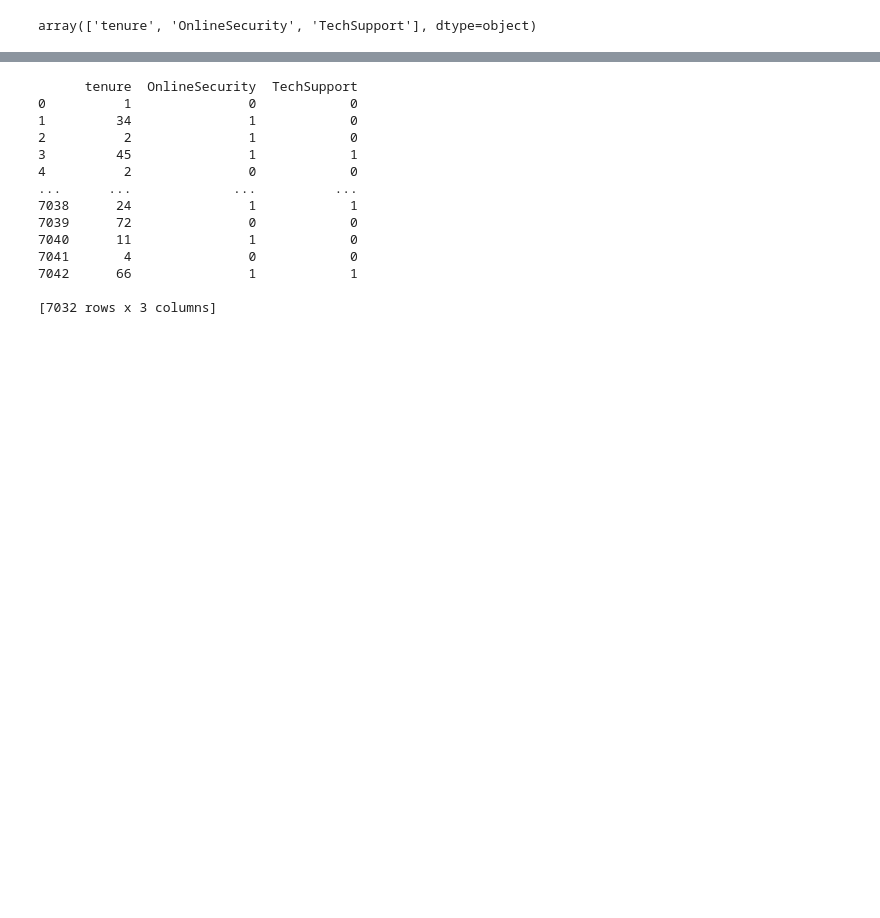
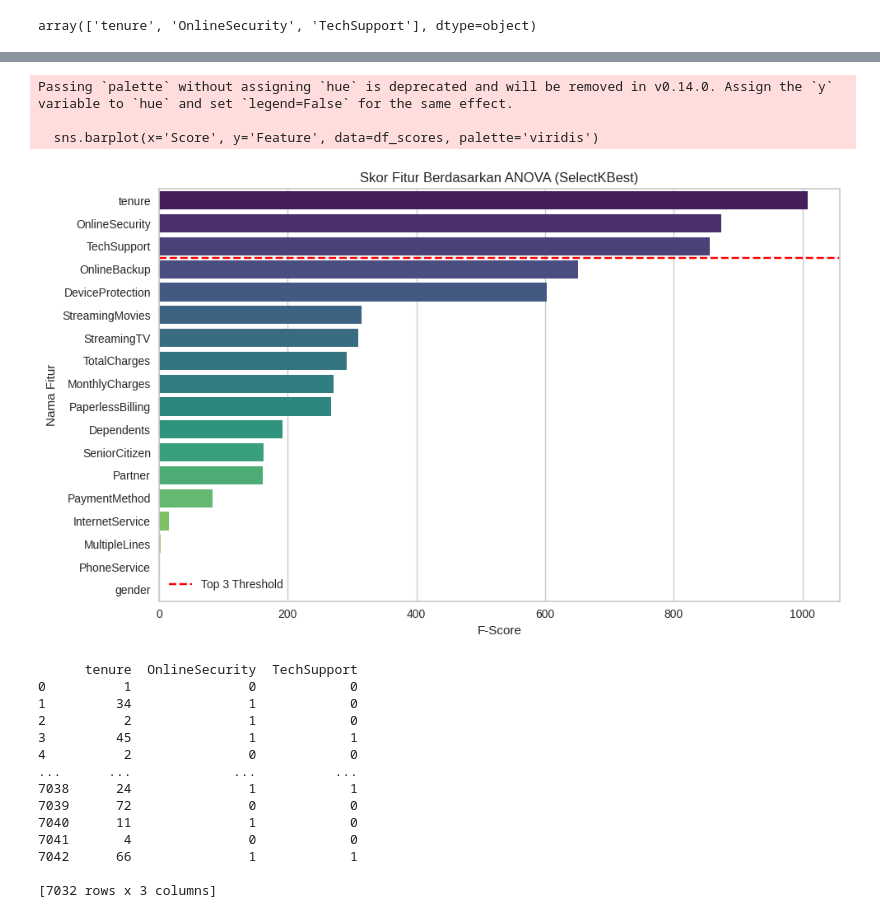
Before and after one commit to dzulfiqar03/DataMining_ChurnAnalysis-TelecomunicationCompany, a Jupyter notebook: TUBES_Penambangan_Data.ipynb, the cells around one changed output, grey strips where cells are left out. Drawn from its saved outputs; the diff is of its cells as text; code cells hidden in the pictures; blank space fills up the shorter version.

Commit message:
Dashboard Intelligence Churn Prediction

```diff
--- a/TUBES_Penambangan_Data.ipynb
+++ b/TUBES_Penambangan_Data.ipynb
@@ -548,3 +629,47 @@ plt.show()
+# %%
+import matplotlib.pyplot as plt
+import seaborn as sns
+import pandas as pd
+
+def visualisasi_feature_scores():
+    # 1. Ambil fitur dan target (sama seperti di fungsi reduksi kamu)
+    x = df_Logistic.drop(columns=['Churn', 'customerID', 'Contract'])
+    y = df_Logistic['Churn']
+    x = x.loc[:, x.nunique() > 1]
+
+    # 2. Jalankan SelectKBest
+    selector = SelectKBest(score_func=f_classif, k=3)
+    selector.fit(x, y)
+
+    # 3. Ambil skor tiap fitur
+    df_scores = pd.DataFrame({
+        'Feature': x.columns,
+        'Score': selector.scores_
+    })
+
+    # 4. Urutkan berdasarkan skor tertinggi
+    df_scores = df_scores.sort_values(by='Score', ascending=False)
+
+    # 5. Plotting
+    plt.figure(figsize=(10, 6))
+    sns.barplot(x='Score', y='Feature', data=df_scores, palette='viridis')
+
+    # Tambahkan garis penanda untuk k-terbaik
+    plt.axhline(y=2.5, color='red', linestyle='--', label='Top 3 Threshold')
+
+    plt.title('Skor Fitur Berdasarkan ANOVA (SelectKBest)')
+    plt.xlabel('F-Score')
+    plt.ylabel('Nama Fitur')
+    plt.legend()
+    plt.tight_layout()
+    plt.show()
+
+visualisasi_feature_scores()
+# %% [output]
+Passing `palette` without assigning `hue` is deprecated and will be removed in v0.14.0. Assign the `y` variable to `hue` and set `legend=False` for the same effect.
+
+  sns.barplot(x='Score', y='Feature', data=df_scores, palette='viridis')
+[figure, added]
 # %%
 print(df_Logistic[reduksi_data()])
 # %% [output]
```
Also changed, not shown: parts of 19 cells of this notebook, 10 other files.
